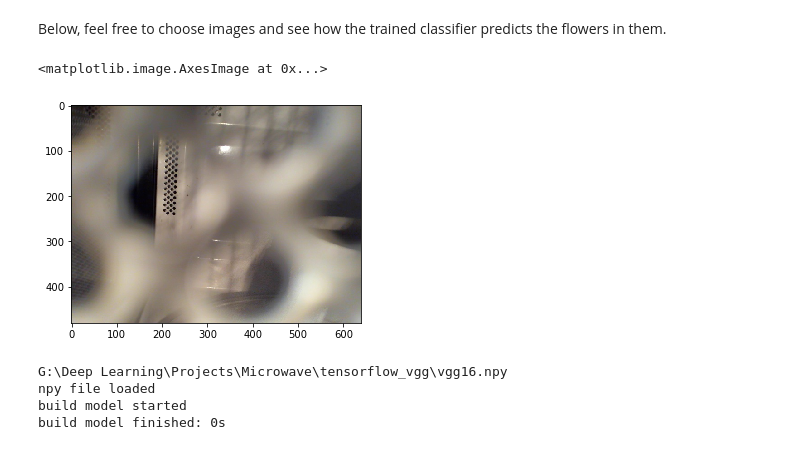
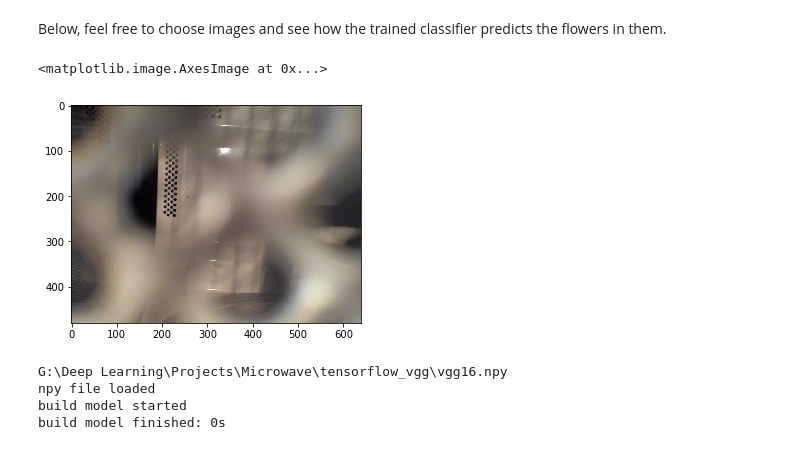
Before and after one commit to coffeenmusic/Mug_Handle_Classification, a Jupyter notebook: Network.ipynb, the cells around one changed output. Cells and saved outputs as stored; diff of their text form; code cells hidden in the pictures.

```diff
--- a/Network.ipynb
+++ b/Network.ipynb
@@ -114,6 +116,7 @@ from tensorflow_vgg import utils
 data_dir = 'Images/'
 contents = os.listdir(data_dir)
 classes = [each for each in contents if os.path.isdir(data_dir + each)]
+min_class_cnt = min([len([f for f in next(os.walk(data_dir + c))[2]]) for c in classes])
 # %% [markdown]
 Below I'm running images through the VGG network in batches.
 # %%
@@ -131,11 +134,11 @@ with tf.Session() as sess:
     with tf.name_scope("content_vgg"):
         vgg.build(input_)
 
-    for each in classes:
+    for i, each in enumerate(classes):
         print("Starting {} images".format(each))
         class_path = data_dir + each
         files = os.listdir(class_path)
-        for ii, file in enumerate(files, 1):
+        for ii, file in enumerate(random.sample(files, min_class_cnt), 1):
             # Add images to the current batch
             # utils.load_image crops the input images for us, from the center
             img = utils.load_image(os.path.join(class_path, file))
@@ -360,13 +389,16 @@ from scipy.ndimage import imread
 # %% [markdown]
 Below, feel free to choose images and see how the trained classifier predicts the flowers in them.
 # %%
-#test_img_path = 'Images/True/19.jpg'
-test_img_path = 'Images/False/3.jpg'
+#test_img_path = data_dir + 'True/19.jpg'
+#test_img_path = data_dir + 'False/3.jpg'
+random_class = random.sample(classes, 1)[0]
+random_img = random.sample([f for f in next(os.walk(data_dir + random_class))[2]], 1)[0]
+test_img_path = data_dir + random_class + "/" + random_img # Random Image
 test_img = imread(test_img_path)
 plt.imshow(test_img)
 # %% [output]
 <matplotlib.image.AxesImage at 0x...>
-[figure, old version]
+[figure, new version]
 # %%
 # Run this cell if you don't have a vgg graph built
 with tf.Session() as sess:
```
Also changed, not shown: parts of 11 cells of this notebook, 5 other files.
